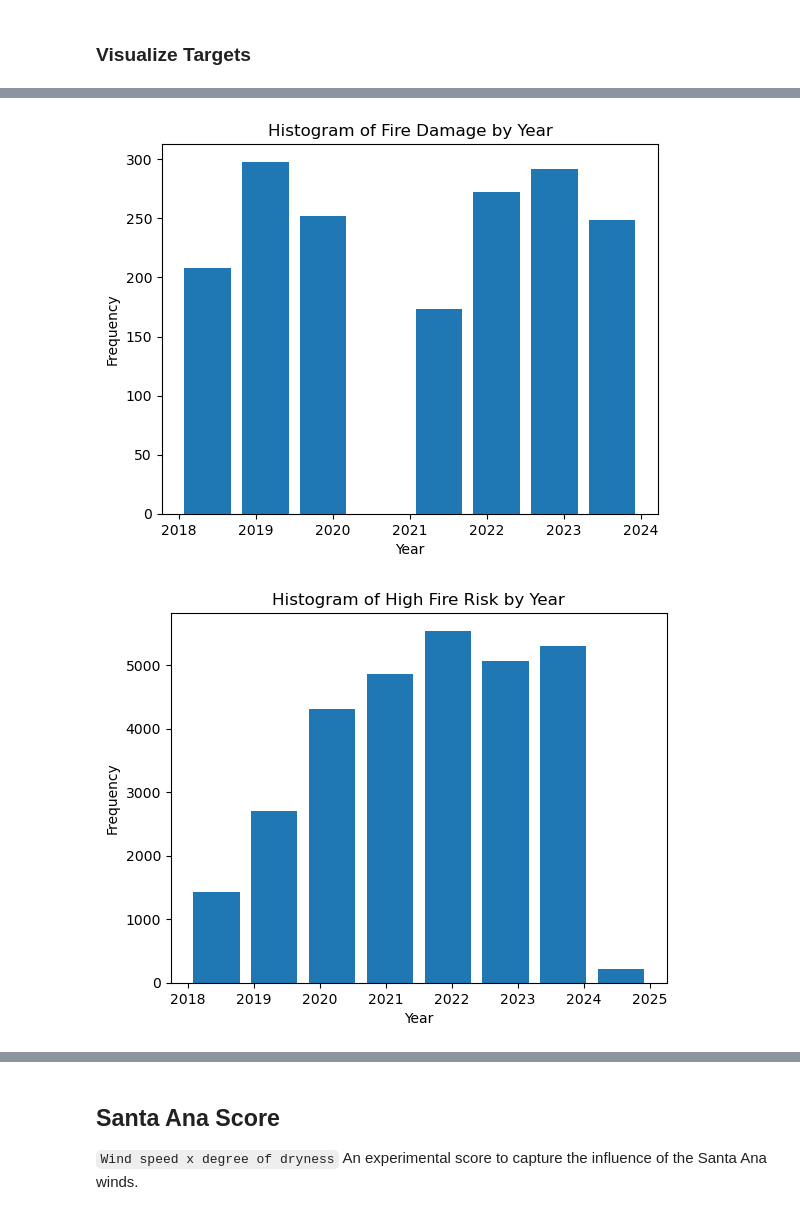
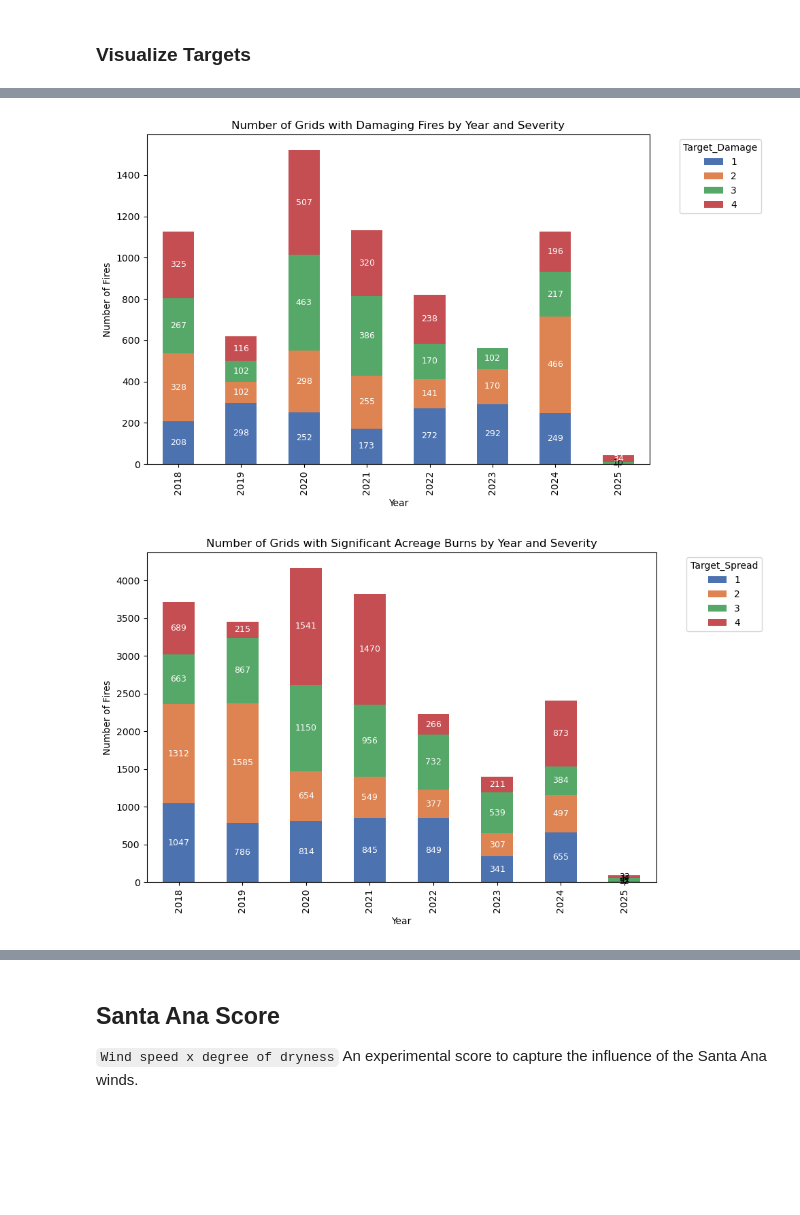
Before and after one commit to dustinlit/California-Wildfire-Ignition-ML-Modeling, a Jupyter notebook: notebooks/03_Feature_Engineering.ipynb, the cells around one changed output, grey strips where cells are left out. Cells and saved outputs as stored; diff of their text form; code cells hidden in the pictures; blank space fills up the shorter version.

```diff
--- a/notebooks/03_Feature_Engineering.ipynb
+++ b/notebooks/03_Feature_Engineering.ipynb
@@ -298,11 +300,0 @@ Calculate 7-day rolling averages for select weather variables to capture recent
-# %%
-targets = ['Target_Damage','Target_Spread','Target_Ignition']
-
-for feature in targets:
-    samples['yesterday_' + feature] = (
-        samples
-        .groupby("grid_id")[feature]
-        .shift(1)
-        .fillna(-1)
-        .astype(int)
-    )
@@ -332,22 +310,14 @@ lag_features_mean = [
     "Minimum Relative Humidity",
     "Specific Humidity",
     "Burning Index",
-    "Energy Release Component",
-
-    'yesterday_acres_per_day',
-    'yesterday_damage_per_day'
+    "Energy Release Component"
 ]
 
 lag_features_sum = [
-    "Precipitation",
+    "log_Precipitation",
     "Actual Evapotranspiration",
     "Solar Radiation",
-    'yesterday_fire_count',
-    'yesterday_total_fire_damage',
-    'yesterday_acres',
-    'yesterday_Target_Ignition',
-    'yesterday_Target_Spread',
-    'yesterday_Target_Damage'
+    'fire_count'
 ]
 
 lag_features_median = [
@@ -363,7 +333,7 @@ windows = [3, 7, 30]
 # Apply rolling averages by grid_id
 for col in lag_features_mean:
     for w in windows:
-        samples[f'{col} {w} Day Avg'] = (
+        samples[f'{col} {w} Day Mean'] = (
             samples.groupby('grid_id')[col]
             .rolling(window=w, min_periods=1)
             .mean()
@@ -373,7 +343,7 @@ for col in lag_features_mean:
 
 for col in lag_features_sum:
     for w in windows:
-        samples[f'{col} {w} Day Avg'] = (
+        samples[f'{col} {w} Day Sum'] = (
             samples.groupby('grid_id')[col]
             .rolling(window=w, min_periods=1)
             .sum()
@@ -383,7 +353,7 @@ for col in lag_features_sum:
 
 for col in lag_features_median:
     for w in windows:
-        samples[f'{col} {w} Day Avg'] = (
+        samples[f'{col} {w} Day Median'] = (
             samples.groupby('grid_id')[col]
             .rolling(window=w, min_periods=1)
             .median()
@@ -395,26 +370,11 @@ for col in lag_features_median:
 # %%
-severe = samples[samples['Target_Damage']==4]
-
-x = severe['Year']
-
-plt.figure()
-plt.hist(x, bins=8, rwidth=0.8)
-plt.xlabel("Year")
-plt.ylabel("Frequency")
-plt.title("Histogram of Most Damaging Fires by Year")
-plt.show()
+# Filter the fires
+damaging_fires = samples[samples['Target_Damage'] > 0]
+stacked_bar(damaging_fires, 'Target_Damage', 'Number of Grids with Damaging Fires by Year and Severity')
 # %% [output]
-[figure, old version]
+[figure, new version]
 # %%
-Risk = samples[samples['Target_Ignition']==1]
-
-x = Risk['Year']
-
-plt.figure()
-plt.hist(x, bins=8, rwidth=0.8)
-plt.xlabel("Year")
-plt.ylabel("Frequency")
-plt.title("Histogram of Fire Risk by Year")
-plt.show()
+spread_fires = samples[samples['Target_Spread'] > 0]
+stacked_bar(spread_fires, 'Target_Spread', 'Number of Grids with Significant Acreage Burns by Year and Severity')
 # %% [output]
-[figure, old version]
+[figure, new version]
```
Also changed, not shown: parts of 27 cells of this notebook, 29 other files.
